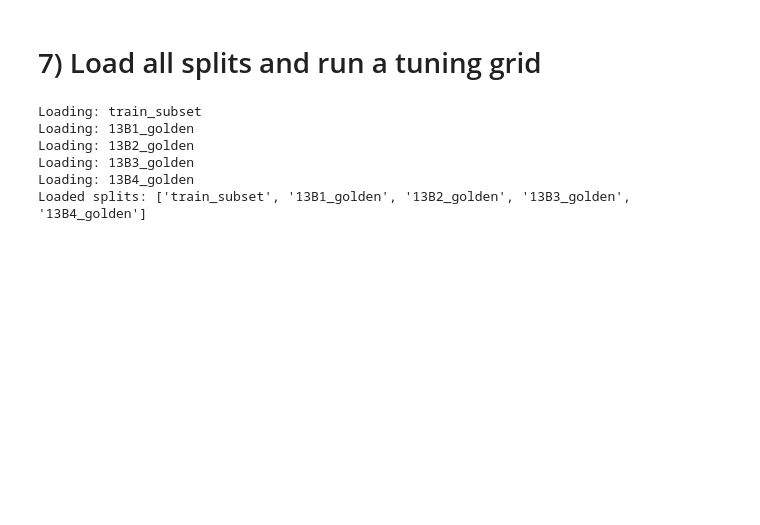
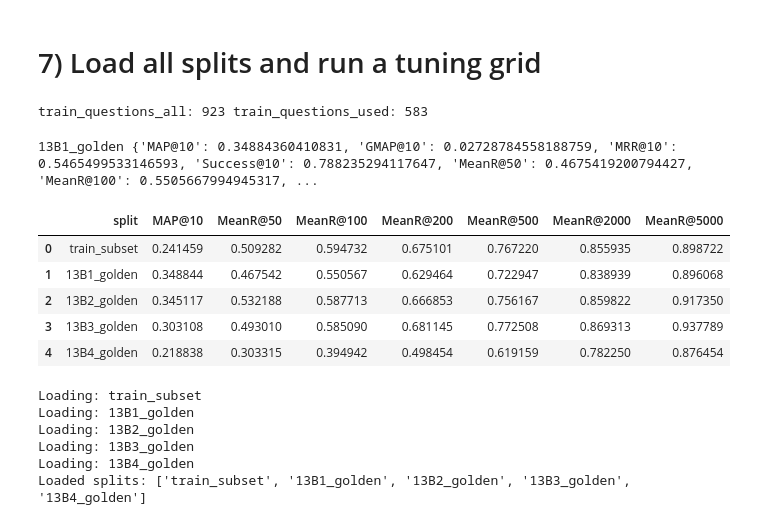
Before and after one commit to fulaibaowang/BioASQ, a Jupyter notebook: notebooks/hybird.ipynb, the cells around one changed output. Drawn from its saved outputs; the diff is of its cells as text; code cells hidden in the pictures; blank space fills up the shorter version.

```diff
--- a/notebooks/hybird.ipynb
+++ b/notebooks/hybird.ipynb
@@ -63,7 +63,8 @@ def ap_bioasq(gold: set[str], ranked: list[str], k: int = 10) -> float:
         if doc in gold:
             hit += 1
             s += hit / i
-    return s / len(gold)
+    # BioASQ MAP@10 uses AP@10, normalized by min(|gold|, 10)
+    return s / min(len(gold), k)
 
 def rr_at_k(gold: set[str], ranked: list[str], k: int = 10) -> float:
     for i, doc in enumerate(ranked[:k], start=1):
@@ -318,12 +319,57 @@ dense_runs = {}
 gold_maps = {}
 
 # train_subset gold
-train_questions = load_questions_from_json(SUBSET_PATH)
+EXCLUDE_TEST_QIDS_FROM_TRAIN = True
+
+train_questions_all = load_questions_from_json(SUBSET_PATH)
+
+test_qids = set()
+for fp in TEST_BATCHES:
+    qs = load_questions_from_json(fp)
+    for i, q in enumerate(qs):
+        test_qids.add(str(q.get("id") or q.get("qid") or i))
+
+if EXCLUDE_TEST_QIDS_FROM_TRAIN:
+    train_questions = [
+        q for i, q in enumerate(train_questions_all)
+        if str(q.get("id") or q.get("qid") or i) not in test_qids
+    ]
+else:
+    train_questions = train_questions_all
+
+print("train_questions_all:", len(train_questions_all), "train_questions_used:", len(train_questions))
 gold_maps["train_subset"] = build_gold_map_from_questions(train_questions)
 
 # test golds
 for fp in TEST_BATCHES:
     gold_maps[fp.stem] = load_gold_for_test_file(fp)
+# %% [output]
+train_questions_all: 923 train_questions_used: 583
+# %%
+# Quick sanity-check: BM25_RM3 only (no dense load)
+split = "13B1_golden"
+bm25_df = load_bm25_tsv_run(bm25_run_path(split))
+bm25_run = df_to_run_map(cut_topk(bm25_df, K_EVAL))
+print(split, evaluate_run(gold_maps[split], bm25_run))
+# %% [output]
+13B1_golden {'MAP@10': 0.34884360410831, 'GMAP@10': 0.02728784558188759, 'MRR@10': 0.5465499533146593, 'Success@10': 0.788235294117647, 'MeanR@50': 0.4675419200794427, 'MeanR@100': 0.5505667994945317, ...
+# %%
+# BM25_RM3 recall sanity-check across all splits
+rows = []
+for split in splits:
+    bm25_df = load_bm25_tsv_run(bm25_run_path(split))
+    bm25_run = df_to_run_map(cut_topk(bm25_df, K_EVAL))
+    m = evaluate_run(gold_maps[split], bm25_run)
+    rows.append({"split": split, **m})
+
+pd.DataFrame(rows)[["split","MAP@10","MeanR@50","MeanR@100","MeanR@200","MeanR@500","MeanR@2000","MeanR@5000"]]
+# %% [output]
+|  | split | MAP@10 | MeanR@50 | MeanR@100 | MeanR@200 | MeanR@500 | MeanR@2000 | MeanR@5000 |
+| 0 | train_subset | 0.241459 | 0.509282 | 0.594732 | 0.675101 | 0.767220 | 0.855935 | 0.898722 |
+| 1 | 13B1_golden | 0.348844 | 0.467542 | 0.550567 | 0.629464 | 0.722947 | 0.838939 | 0.896068 |
+| 2 | 13B2_golden | 0.345117 | 0.532188 | 0.587713 | 0.666853 | 0.756167 | 0.859822 | 0.917350 |
+| 3 | 13B3_golden | 0.303108 | 0.493010 | 0.585090 | 0.681145 | 0.772508 | 0.869313 | 0.937789 |
+| 4 | 13B4_golden | 0.218838 | 0.303315 | 0.394942 | 0.498454 | 0.619159 | 0.782250 | 0.876454 |
 # %%
 
 # runs
```
Also changed, not shown: parts of 7 cells of this notebook, 1 other file.
